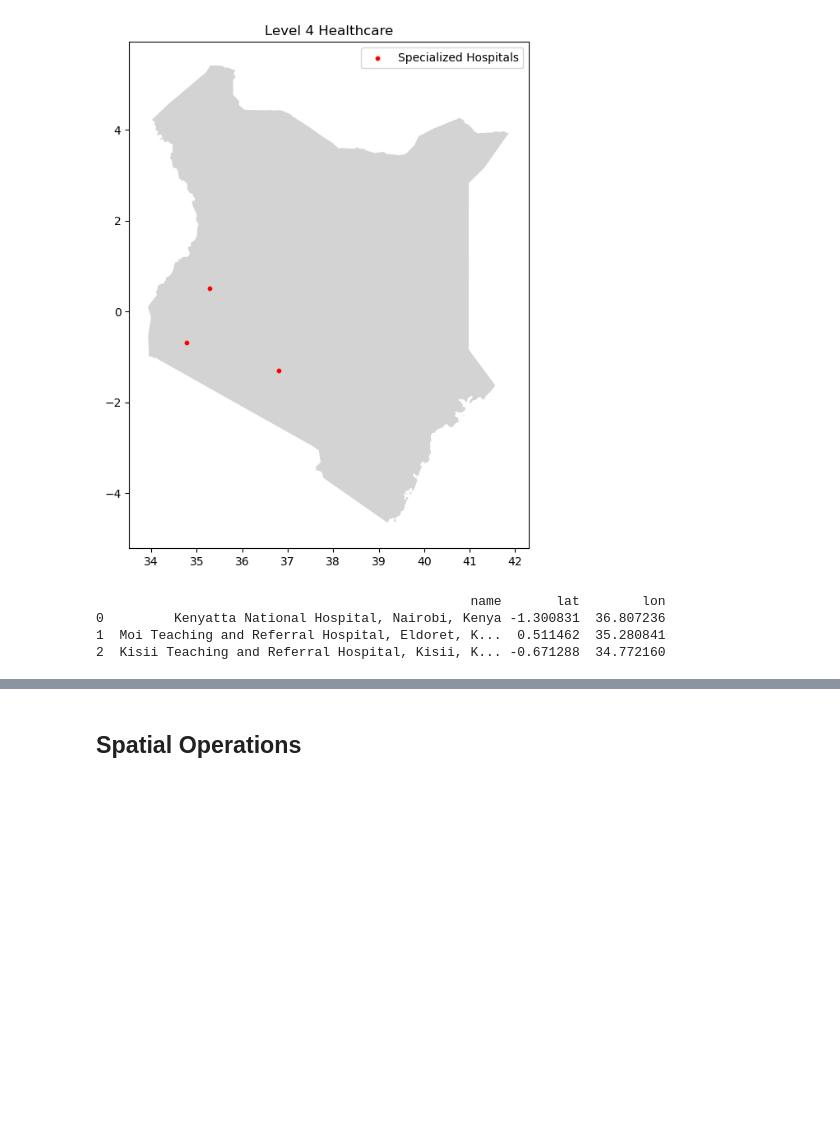
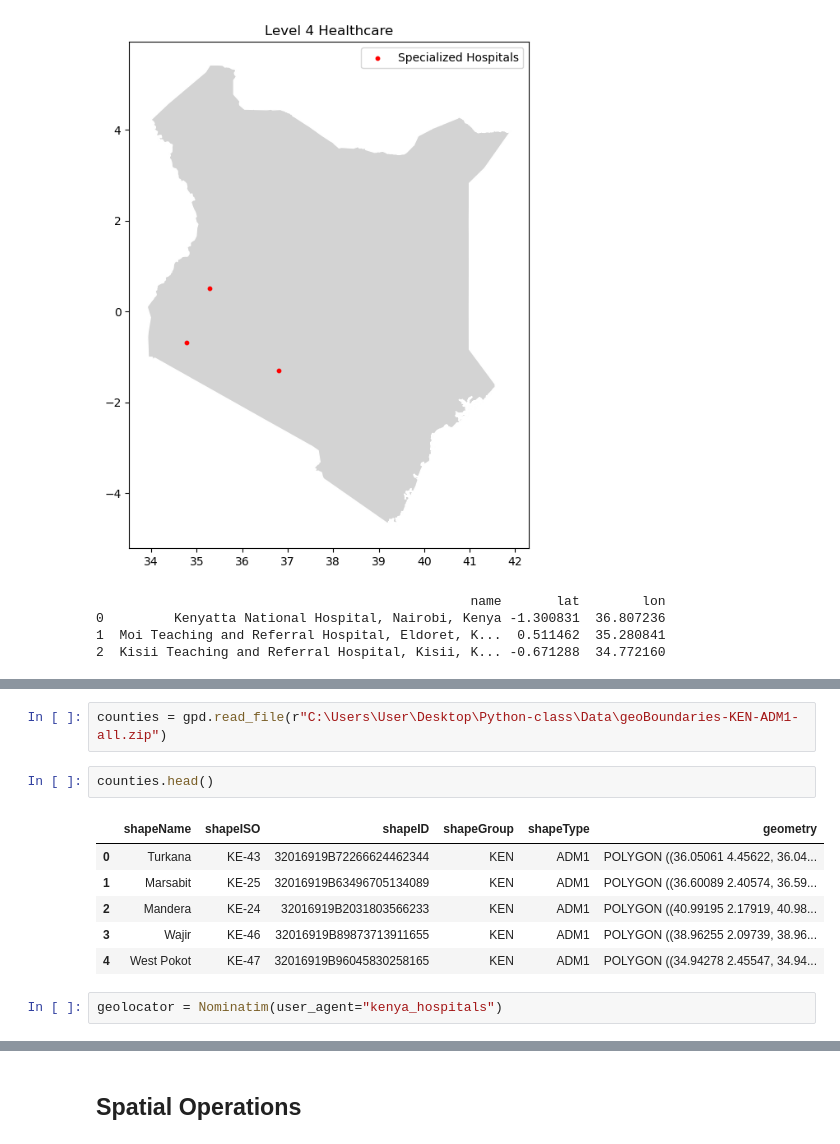
Before and after one commit to moloo1961/Python-notes, a Jupyter notebook: Python_Data_Analysis_Notes/Geopandas.ipynb, the cells around one changed output, grey strips where cells are left out. Drawn from its saved outputs; the diff is of its cells as text; blank space fills up the shorter version.

```diff
--- a/Python_Data_Analysis_Notes/Geopandas.ipynb
+++ b/Python_Data_Analysis_Notes/Geopandas.ipynb
@@ -364,0 +418,13 @@ print(df[['name', 'lat', 'lon']])
+# %%
+counties = gpd.read_file(r"C:\Users\User\Desktop\Python-class\Data\geoBoundaries-KEN-ADM1-all.zip")
+# %%
+counties.head()
+# %% [output]
+|  | shapeName | shapeISO | shapeID | shapeGroup | shapeType | geometry |
+| 0 | Turkana | KE-43 | 32016919B72266624462344 | KEN | ADM1 | POLYGON ((36.05061 4.45622, 36.04... |
+| 1 | Marsabit | KE-25 | 32016919B63496705134089 | KEN | ADM1 | POLYGON ((36.60089 2.40574, 36.59... |
+| 2 | Mandera | KE-24 | 32016919B2031803566233 | KEN | ADM1 | POLYGON ((40.99195 2.17919, 40.98... |
+| 3 | Wajir | KE-46 | 32016919B89873713911655 | KEN | ADM1 | POLYGON ((38.96255 2.09739, 38.96... |
+| 4 | West Pokot | KE-47 | 32016919B96045830258165 | KEN | ADM1 | POLYGON ((34.94278 2.45547, 34.94... |
+# %%
+geolocator = Nominatim(user_agent="kenya_hospitals")
```
Also changed, not shown: parts of 24 cells of this notebook, 4 other files.
